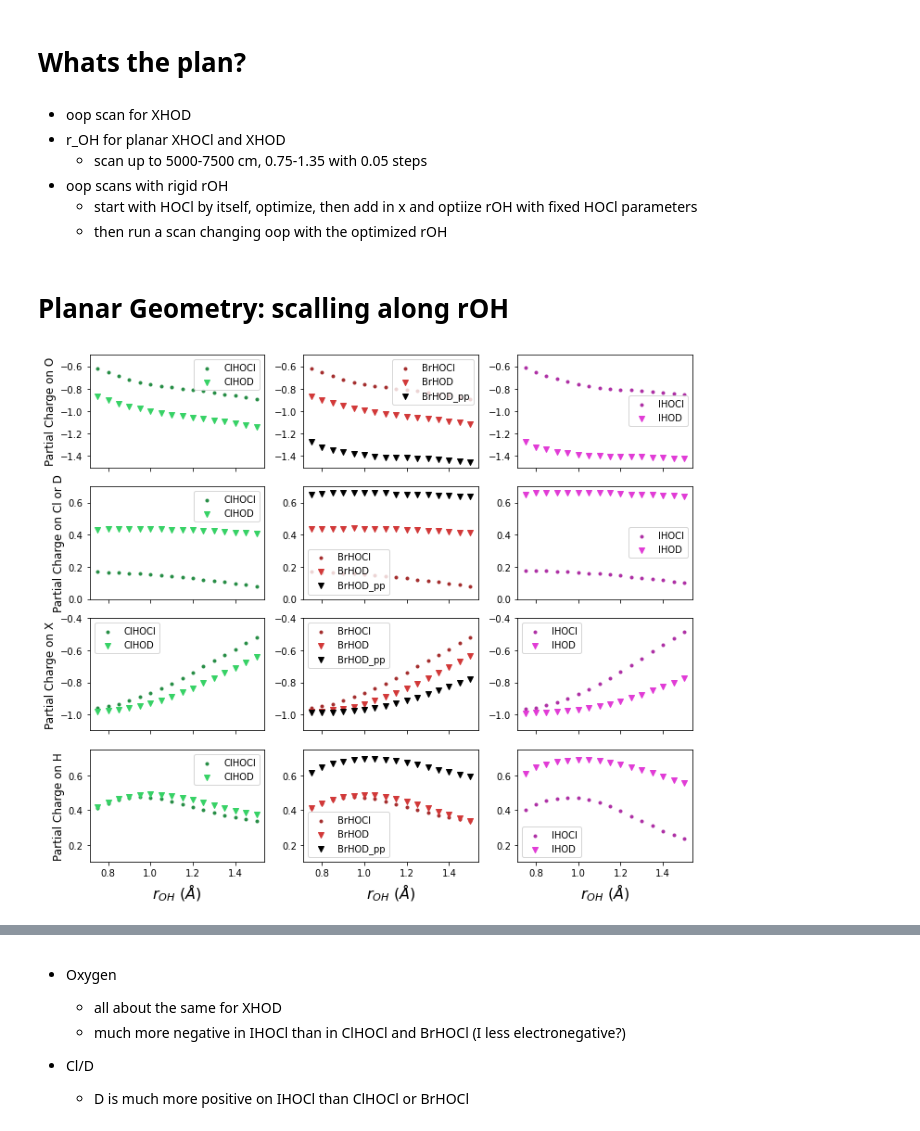
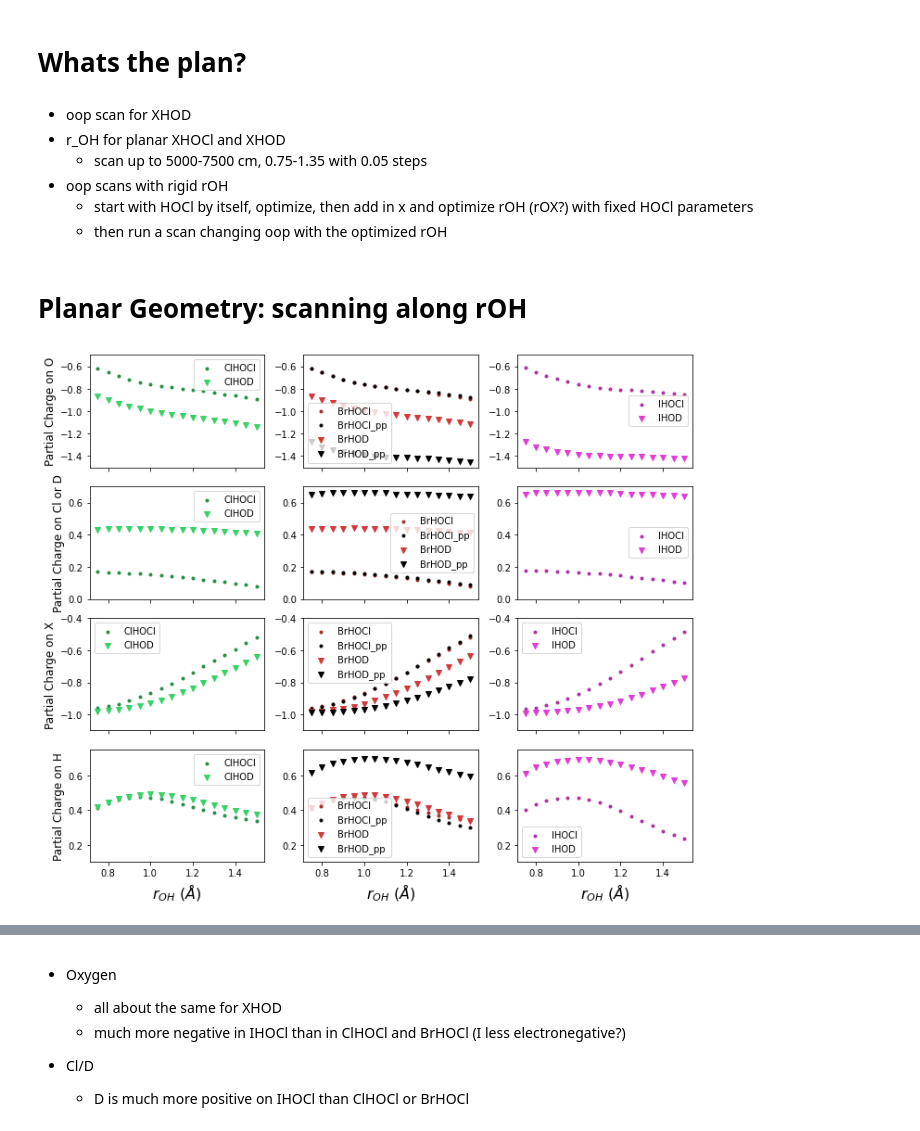
Before and after one commit to cgavinh/mccoy_hocl, a Jupyter notebook: HOCl_working.ipynb, the cells around one changed output, grey strips where cells are left out. Cells and saved outputs as stored; diff of their text form; code cells hidden in the pictures.

```diff
--- a/Untitled.ipynb
+++ b/HOCl_working.ipynb
@@ -435,9 +437,12 @@ def pull_charges(file, rearrange=False):
     return np.asarray(l, dtype=float)
 # %%
 clhocl_oop_nbo = pull_charges('oop_s_rOH_opt/clhocl/natural_charges.txt', rearrange=True)
-#ihocl_nbo = pull_charges('oop_s_rOH_opt/ihocl/natural_charges.txt', rearrange=True)
+ihocl_oop_nbo = pull_charges('oop_s_rOH_opt/ihocl/natural_charges.txt', rearrange=True)
 brhocl_oop_nbo = pull_charges('oop_s_rOH_opt/brhocl/natural_charges.txt', rearrange=True)
 brhocl_oop_pp_nbo = pull_charges('oop_s_rOH_opt/brhocl_pp/natural_charges.txt', rearrange=True)
+clhod_oop_nbo = pull_charges('oop_s_rOH_opt/clhod/natural_charges.txt')
+brhod_oop_nbo = pull_charges('oop_s_rOH_opt/brhod/natural_charges.txt')
+ihod_oop_nbo = pull_charges('oop_s_rOH_opt/ihod/natural_charges.txt')
 # %%
 clhocl_rOH_nbo[:,1]
 # %% [output]
@@ -717,14 +717,15 @@ reading on NBO
 - r_OH for planar XHOCl and XHOD
     - scan up to 5000-7500 cm, 0.75-1.35 with 0.05 steps
 - oop scans with rigid rOH
-    - start with HOCl by itself, optimize, then add in x and optiize rOH with fixed HOCl parameters
+    - start with HOCl by itself, optimize, then add in x and optimize rOH (rOX?) with fixed HOCl parameters
     - then run a scan changing oop with the optimized rOH
 # %% [markdown]
-# Planar Geometry: scalling along rOH
+# Planar Geometry: scanning along rOH
 # %%
 clhocl_rOH_nbo = pull_charges('rOH_s_oop_0/clhocl/natural_charges.txt')
 clhod_rOH_nbo = pull_charges('rOH_s_oop_0/clhod/natural_charges.txt')
 brhocl_rOH_nbo = pull_charges('rOH_s_oop_0/brhocl/natural_charges.txt')
+brhocl_pp_rOH_nbo = pull_charges('rOH_s_oop_0/brhocl_pp/natural_charges.txt')
 brhod_rOH_nbo = pull_charges('rOH_s_oop_0/brhod/natural_charges.txt')
 brhod_pp_rOH_nbo = pull_charges('rOH_s_oop_0/brhod_pp/natural_charges.txt')
 ihocl_rOH_nbo = pull_charges('rOH_s_oop_0/ihocl/natural_charges.txt')
@@ -732,79 +733,41 @@ ihod_rOH_nbo = pull_charges('rOH_s_oop_0/ihod/natural_charges.txt')
 # %%
 %matplotlib inline
 fig, axs = plt.subplots(4, 3, sharex=True)
 
+oop = np.arange(0.75,1.55,0.05)
+for i in range(4):axs[i,0].scatter(oop, clhocl_rOH_nbo[:,i], label="ClHOCl", color='#268D45', marker='.')
+for i in range(4):axs[i,0].scatter(oop, clhod_rOH_nbo[:,i], label="ClHOD", color='#37D266', marker='v')
+for i in range(4):axs[i,1].scatter(oop, brhocl_rOH_nbo[:,i], label="BrHOCl", color='#A42D2D', marker='.')
+for i in range(4):axs[i,1].scatter(oop, brhocl_pp_rOH_nbo[:,i],label="BrHOCl_pp", color='black', marker='.')
+for i in range(4):axs[i,1].scatter(oop, brhod_rOH_nbo[:,i], label="BrHOD", color='#D23939', marker='v')
+for i in range(4):axs[i,1].scatter(oop, brhod_pp_rOH_nbo[:,i], label="BrHOD_pp", color='black', marker='v')
+for i in range(4):axs[i,2].scatter(oop, ihocl_rOH_nbo[:,i], label="IHOCl", color='#AE2FA5', marker='.')
+for i in range(4):axs[i,2].scatter(oop, ihod_rOH_nbo[:,i], label="IHOD", color='#E13CD6', marker='v')
 
-oop = np.arange(0.75,1.55,0.05)
-axs[0,0].scatter(oop, clhocl_rOH_nbo[:,0], label="ClHOCl", color='#268D45', marker='.')
-axs[1,0].scatter(oop, clhocl_rOH_nbo[:,1], label="ClHOCl", color='#268D45', marker='.')
-axs[2,0].scatter(oop, clhocl_rOH_nbo[:,2], label="ClHOCl", color='#268D45', marker='.')
-axs[3,0].scatter(oop, clhocl_rOH_nbo[:,3], label="ClHOCl", color='#268D45', marker='.')
-
-axs[0,0].scatter(oop, clhod_rOH_nbo[:,0], label="ClHOD", color='#37D266', marker='v')
-axs[1,0].scatter(oop, clhod_rOH_nbo[:,1], label="ClHOD", color='#37D266', marker='v')
-axs[2,0].scatter(oop, clhod_rOH_nbo[:,2], label="ClHOD", color='#37D266', marker='v')
-axs[3,0].scatter(oop, clhod_rOH_nbo[:,3], label="ClHOD", color='#37D266', marker='v')
-
-axs[0,1].scatter(oop, brhocl_rOH_nbo[:,0], label="BrHOCl", color='#A42D2D', marker='.')
-axs[1,1].scatter(oop, brhocl_rOH_nbo[:,1], label="BrHOCl", color='#A42D2D', marker='.')
-axs[2,1].scatter(oop, brhocl_rOH_nbo[:,2], label="BrHOCl", color='#A42D2D', marker='.')
-axs[3,1].scatter(oop, brhocl_rOH_nbo[:,3], label="BrHOCl", color='#A42D2D', marker='.')
-
-axs[0,1].scatter(oop, brhod_rOH_nbo[:,0], label="BrHOD", color='#D23939', marker='v')
-axs[1,1].scatter(oop, brhod_rOH_nbo[:,1], label="BrHOD", color='#D23939', marker='v')
-axs[2,1].scatter(oop, brhod_rOH_nbo[:,2], label="BrHOD", color='#D23939', marker='v')
-axs[3,1].scatter(oop, brhod_rOH_nbo[:,3], label="BrHOD", color='#D23939', marker='v')
-axs[0,1].scatter(oop, brhod_pp_rOH_nbo[:,0], label="BrHOD_pp", color='black', marker='v')
-axs[1,1].scatter(oop, brhod_pp_rOH_nbo[:,1], label="BrHOD_pp", color='black', marker='v')
-axs[2,1].scatter(oop, brhod_pp_rOH_nbo[:,2], label="BrHOD_pp", color='black', marker='v')
-axs[3,1].scatter(oop, brhod_pp_rOH_nbo[:,3], label="BrHOD_pp", color='black', marker='v')
-
-axs[0,2].scatter(oop, ihocl_rOH_nbo[:,0], label="IHOCl", color='#AE2FA5', marker='.')
-axs[1,2].scatter(oop, ihocl_rOH_nbo[:,1], label="IHOCl", color='#AE2FA5', marker='.')
-axs[2,2].scatter(oop, ihocl_rOH_nbo[:,2], label="IHOCl", color='#AE2FA5', marker='.')
-axs[3,2].scatter(oop, ihocl_rOH_nbo[:,3], label="IHOCl", color='#AE2FA5', marker='.')
-
-axs[0,2].scatter(oop, ihod_rOH_nbo[:,0], label="IHOD", color='#E13CD6', marker='v')
-axs[1,2].scatter(oop, ihod_rOH_nbo[:,1], label="IHOD", color='#E13CD6', marker='v')
-axs[2,2].scatter(oop, ihod_rOH_nbo[:,2], label="IHOD", color='#E13CD6', marker='v')
-axs[3,2].scatter(oop, ihod_rOH_nbo[:,3], label="IHOD", color='#E13CD6', marker='v')
-
-
-for ax in axs[0,:]:
-    ax.set_ylim(-1.5, -0.5)
-
-for ax in axs[1,:]:
-    ax.set_ylim(0, 0.7)
-
-for ax in axs[2,:]:
-    ax.set_ylim(-1.1, -0.4)
-
-for ax in axs[3,:]:
-    ax.set_ylim(0.1, 0.75)
-
+for ax in axs[0,:]:ax.set_ylim(-1.5, -0.5)
+for ax in axs[1,:]:ax.set_ylim(0, 0.7)
+for ax in axs[2,:]:ax.set_ylim(-1.1, -0.4)
+for ax in axs[3,:]:ax.set_ylim(0.1, 0.75)
 for a in axs:
     for b in a:
         b.legend(loc='best')
 
-#axs[0,0].set_title("NBO tz")
 axs[0,0].set_ylabel("Partial Charge on O", fontsize=12)
 axs[1,0].set_ylabel("Partial Charge on Cl or D", fontsize=12)
 axs[2,0].set_ylabel("Partial Charge on X", fontsize=12)
 axs[3,0].set_ylabel("Partial Charge on H", fontsize=12)
 
 axs[3,0].set_xlabel(r'$r_{OH}$ ($\AA$)', fontsize=16)
 axs[3,1].set_xlabel(r'$r_{OH}$ ($\AA$)', fontsize=16)
 axs[3,2].set_xlabel(r'$r_{OH}$ ($\AA$)', fontsize=16)
 
 
 fig.subplots_adjust(wspace = 0, hspace = 0)
 fig.set_size_inches(w=10,h=8.5)
-
 plt.tight_layout()
-
 plt.savefig('natural_charges_xhocl_v_xhod.pdf')
 # %% [output]
-[figure, old version]
+[figure, new version]
 # %%
 %matplotlib inline
 fig, axs = plt.subplots(4, 2, sharex=True)
```
Also changed, not shown: parts of 9 cells of this notebook, 2 other files.
